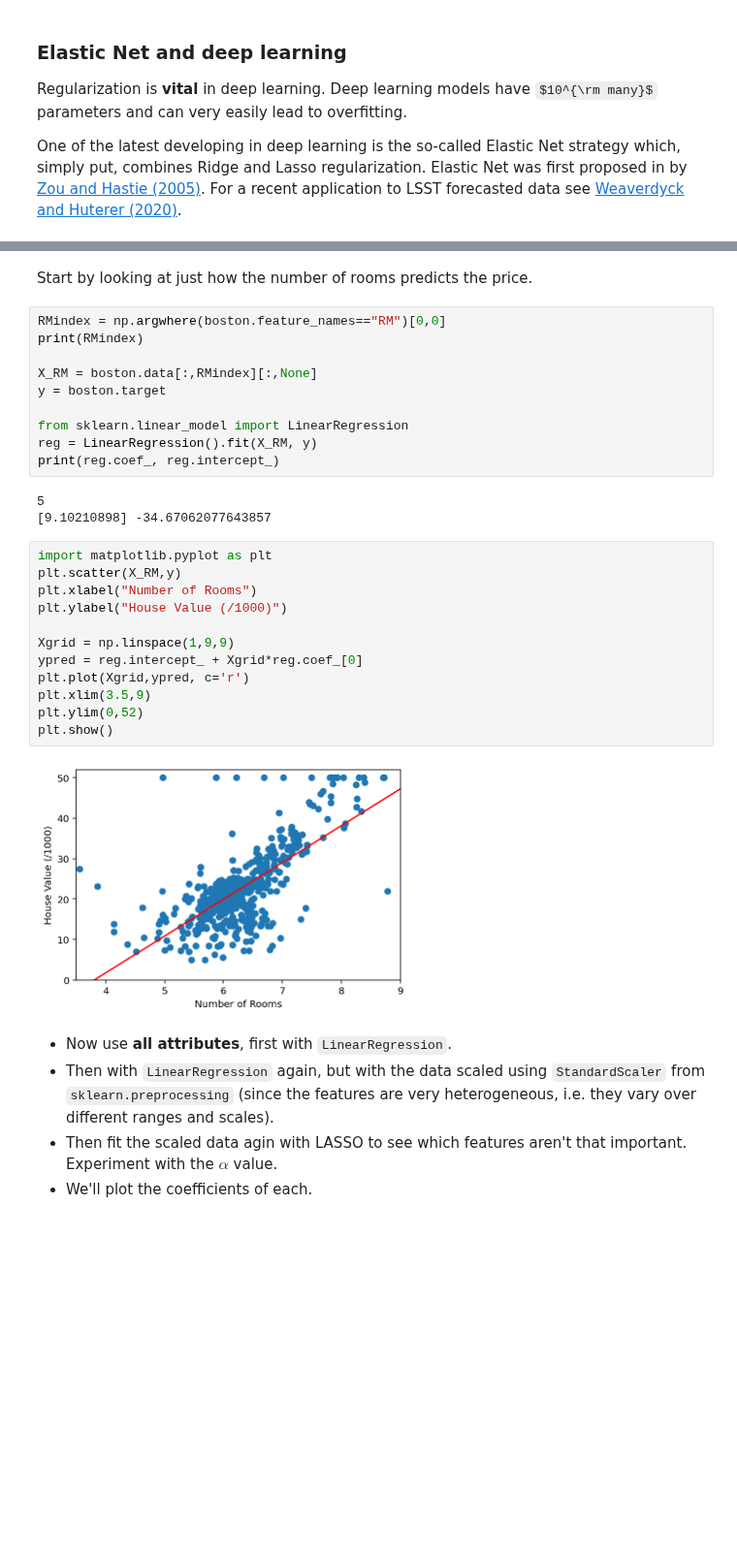
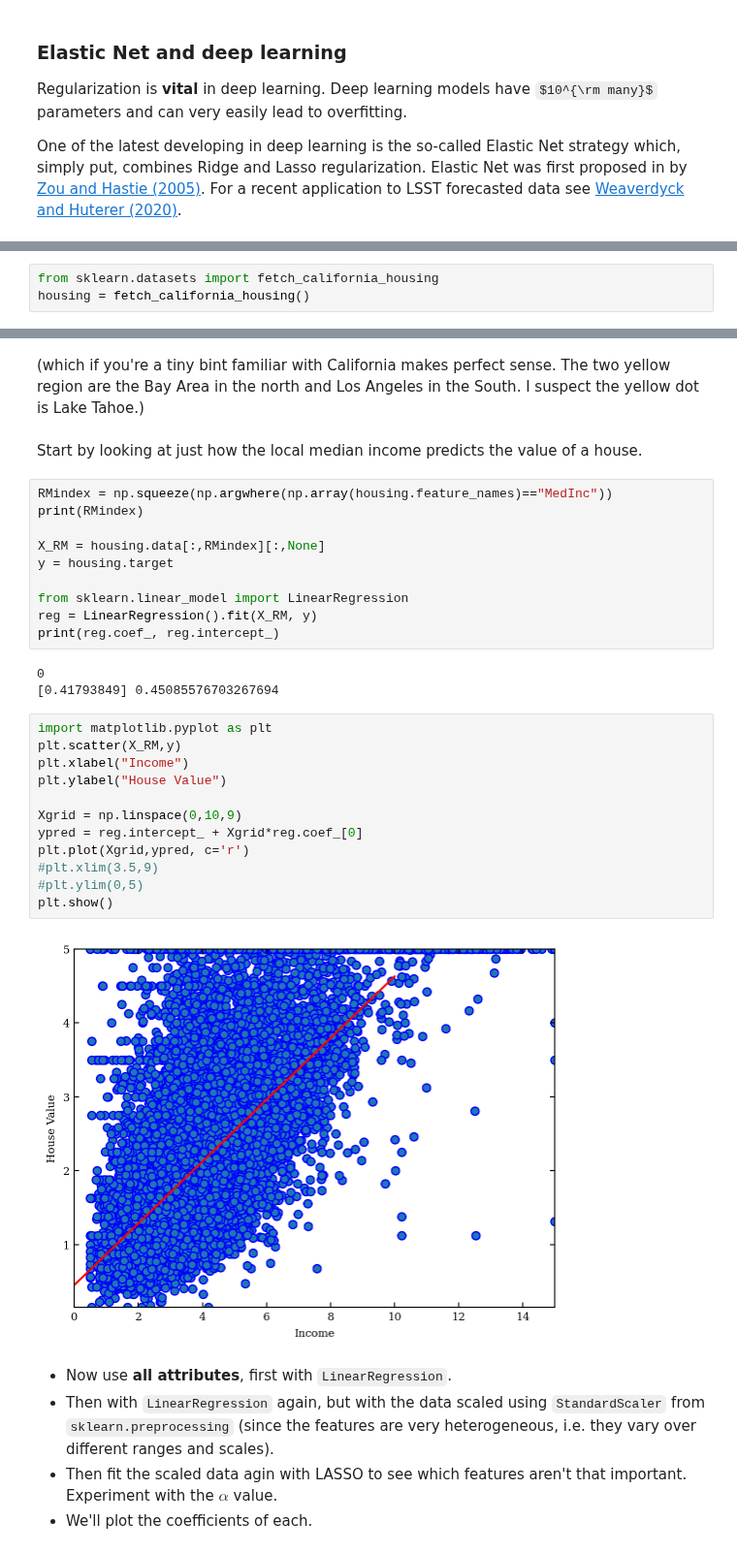
Before and after one commit to dgerosa/astrostatistics_bicocca_2024, a Jupyter notebook: lectures/L18_regression.ipynb, the cells around one changed output, grey strips where cells are left out. Shown at 97% size. Cells and saved outputs as stored; diff of their text form; some formulas as TeX source; blank space fills up the shorter version.

Commit message:
using california housing dataset

```diff
--- a/lectures/L18_regression.ipynb
+++ b/lectures/L18_regression.ipynb
@@ -415,0 +404,3 @@ The Boston housing prices dataset has an ethical problem: as
+# %%
+from sklearn.datasets import fetch_california_housing
+housing = fetch_california_housing()
@@ -416,32 +437,34 @@ The Boston housing prices dataset has an ethical problem: as
+# %% [markdown]
+(which if you're a tiny bint familiar with California makes perfect sense. The two yellow region are the Bay Area in the north and Los Angeles in the South. I suspect the yellow dot is Lake Tahoe.)
 # %% [markdown]
-Start by looking at just how the number of rooms predicts the price.
+Start by looking at just how the local median income predicts the value of a house.
 # %%
-RMindex = np.argwhere(boston.feature_names=="RM")[0,0]
+RMindex = np.squeeze(np.argwhere(np.array(housing.feature_names)=="MedInc"))
 print(RMindex)
 
-X_RM = boston.data[:,RMindex][:,None]
-y = boston.target
+X_RM = housing.data[:,RMindex][:,None]
+y = housing.target
 
 from sklearn.linear_model import LinearRegression
 reg = LinearRegression().fit(X_RM, y)
 print(reg.coef_, reg.intercept_)
 # %% [output]
-5
-[9.10210898] -34.67062077643857
+0
+[0.41793849] 0.45085576703267694
 # %%
 import matplotlib.pyplot as plt
 plt.scatter(X_RM,y)
-plt.xlabel("Number of Rooms")
-plt.ylabel("House Value (/1000)")
+plt.xlabel("Income")
+plt.ylabel("House Value")
 
-Xgrid = np.linspace(1,9,9)
+Xgrid = np.linspace(0,10,9)
 ypred = reg.intercept_ + Xgrid*reg.coef_[0]
 plt.plot(Xgrid,ypred, c='r')
-plt.xlim(3.5,9)
-plt.ylim(0,52)
+#plt.xlim(3.5,9)
+#plt.ylim(0,5)
 plt.show()
 # %% [output]
-[figure, old version]
+[figure, new version]
 # %% [markdown]
 - Now use **all attributes**, first with `LinearRegression`.
 - Then with `LinearRegression` again, but with the data scaled using `StandardScaler` from `sklearn.preprocessing` (since the features are very heterogeneous, i.e. they vary over different ranges and scales).
```
Also changed, not shown: parts of 12 cells of this notebook.
